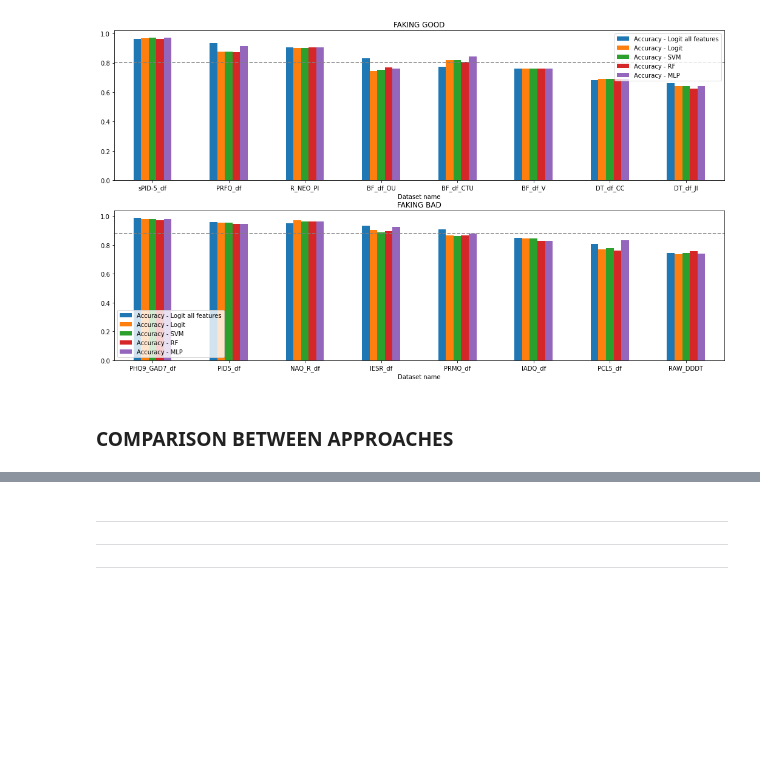
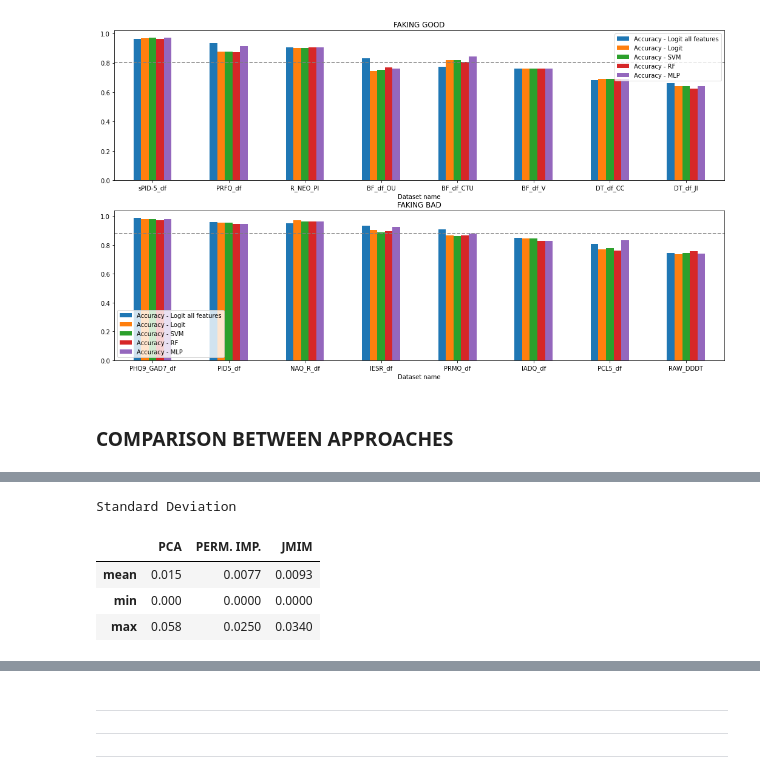
Before and after one commit to MattiaBrocco/Model-agnostic-feature-selection, a Jupyter notebook: CBSD Feature selection pipeline.ipynb, the cells around one changed output, grey strips where cells are left out. Drawn from its saved outputs; the diff is of its cells as text; code cells hidden in the pictures; blank space fills up the shorter version.

```diff
--- a/CBSD Feature selection pipeline.ipynb
+++ b/CBSD Feature selection pipeline.ipynb
@@ -765,0 +790,16 @@ plt.show()
+# %%
+print("Standard Deviation")
+summary_merge[["Accuracy Std on selected features_pca",
+               "Accuracy Std on selected features_permimp",
+               "Accuracy Std on selected features_mutinfo"]].describe()\
+            .loc[["mean", "min",
+                  "max"]].rename(columns = {"Accuracy Std on selected features_pca": "PCA",
+                                            "Accuracy Std on selected features_permimp": "PERM. IMP.",
+                                            "Accuracy Std on selected features_mutinfo": "JMIM"}).applymap(lambda v:
+                                                                                                           round(v, 4))
+# %% [output]
+Standard Deviation
+|  | PCA | PERM. IMP. | JMIM |
+| mean | 0.015 | 0.0077 | 0.0093 |
+| min | 0.000 | 0.0000 | 0.0000 |
+| max | 0.058 | 0.0250 | 0.0340 |
```
Also changed, not shown: parts of 19 cells of this notebook, 11 other files.
